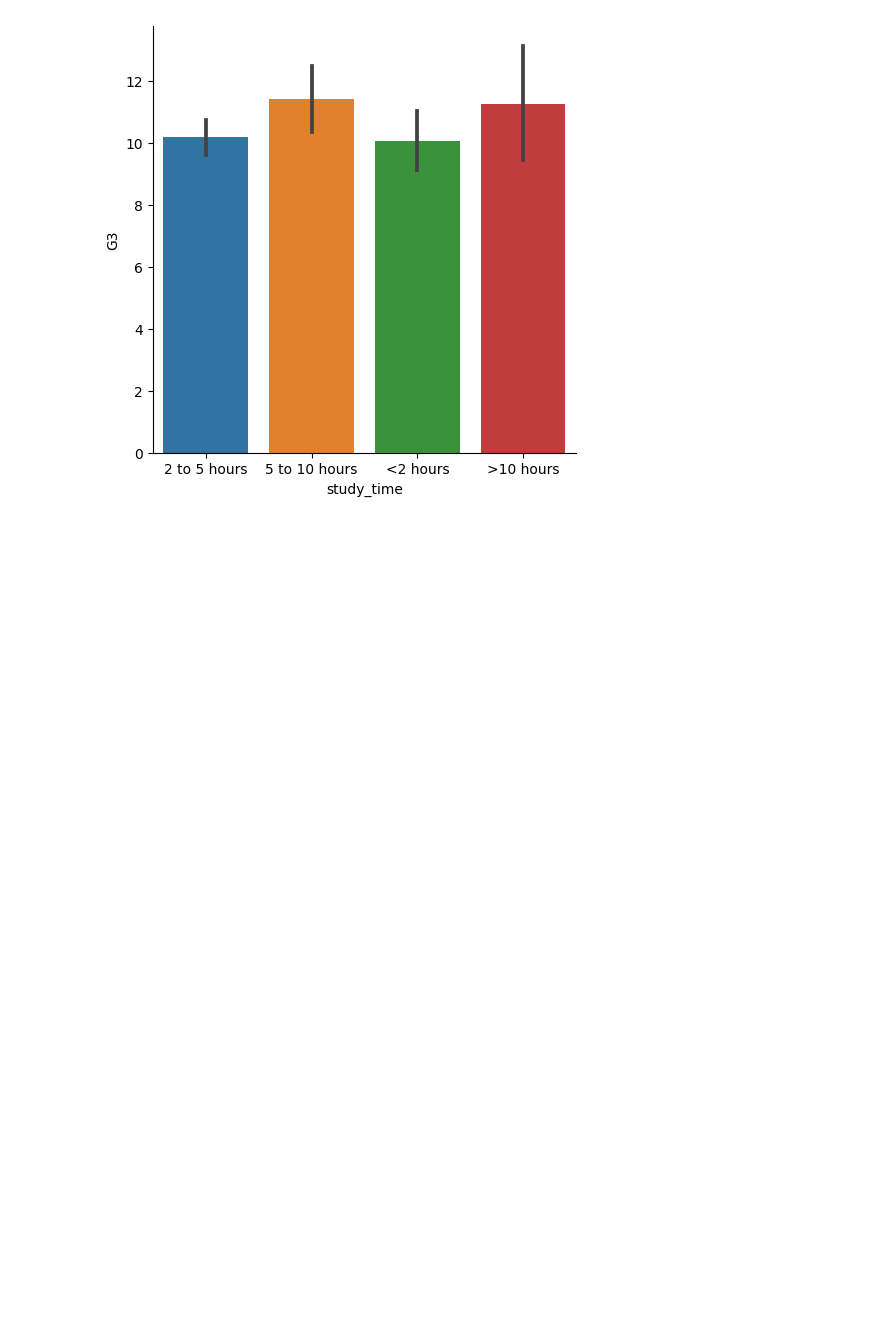
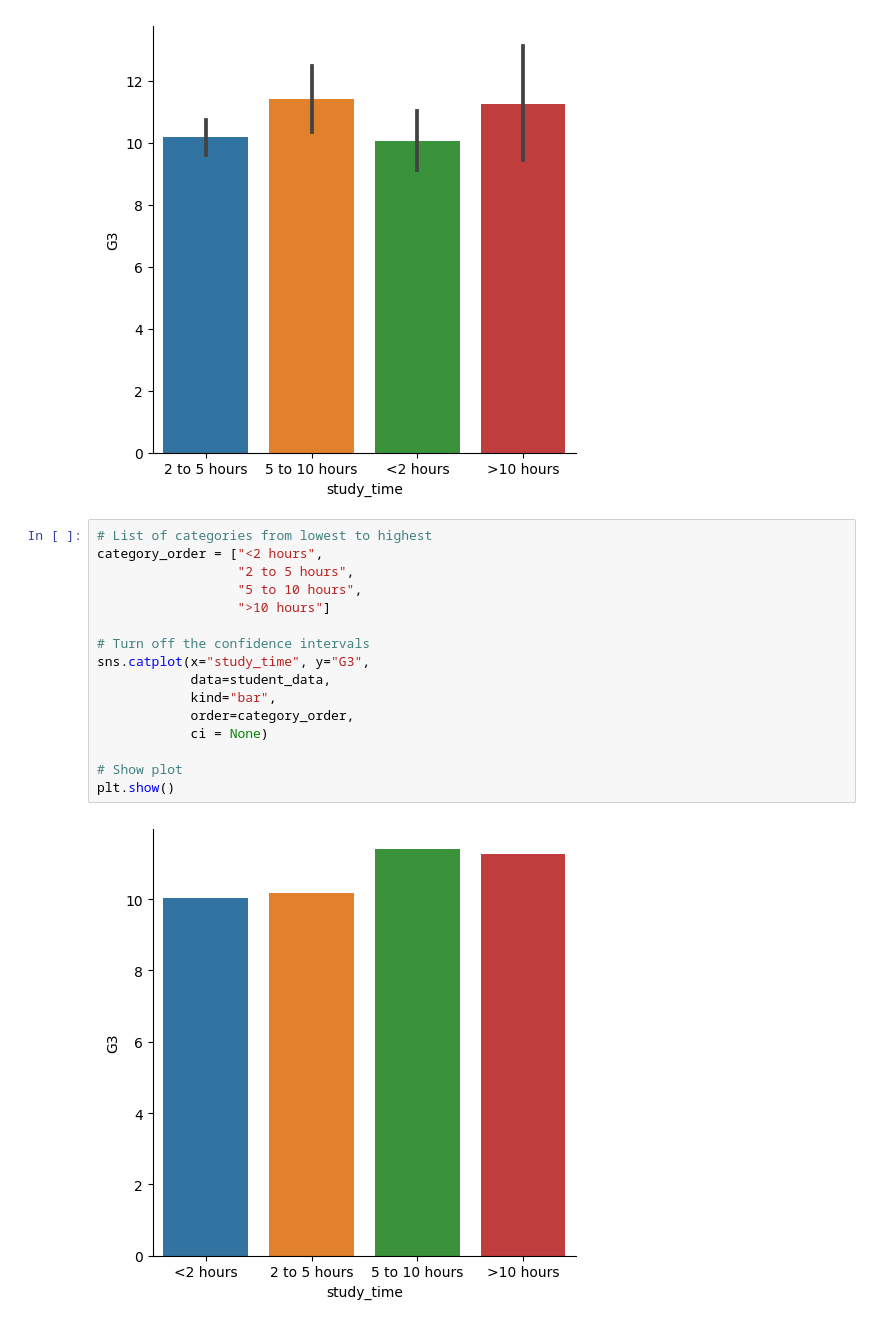
Before and after one commit to ishtiakrongon/Datacamp-Introduction_to_Data_Visualization_with_Seaborn, a Jupyter notebook: Visualizing categorical variable.ipynb, the cells around one changed output. Drawn from its saved outputs; the diff is of its cells as text; blank space fills up the shorter version.

```diff
--- a/Visualizing categorical variable.ipynb
+++ b/Visualizing categorical variable.ipynb
@@ -80,3 +81,21 @@ sns.catplot(
 plt.show()
 # %% [output]
 [figure]
+# %%
+# List of categories from lowest to highest
+category_order = ["<2 hours",
+                  "2 to 5 hours",
+                  "5 to 10 hours",
+                  ">10 hours"]
+
+# Turn off the confidence intervals
+sns.catplot(x="study_time", y="G3",
+            data=student_data,
+            kind="bar",
+            order=category_order,
+            ci = None)
+
+# Show plot
+plt.show()
+# %% [output]
+[figure, added]
```
Also changed, not shown: parts of 4 cells of this notebook.
